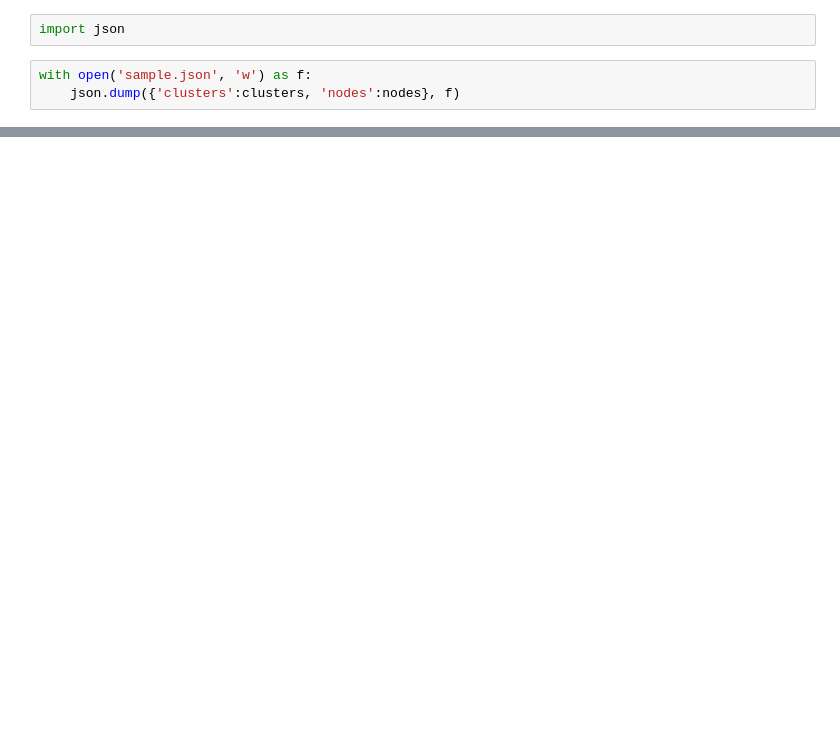
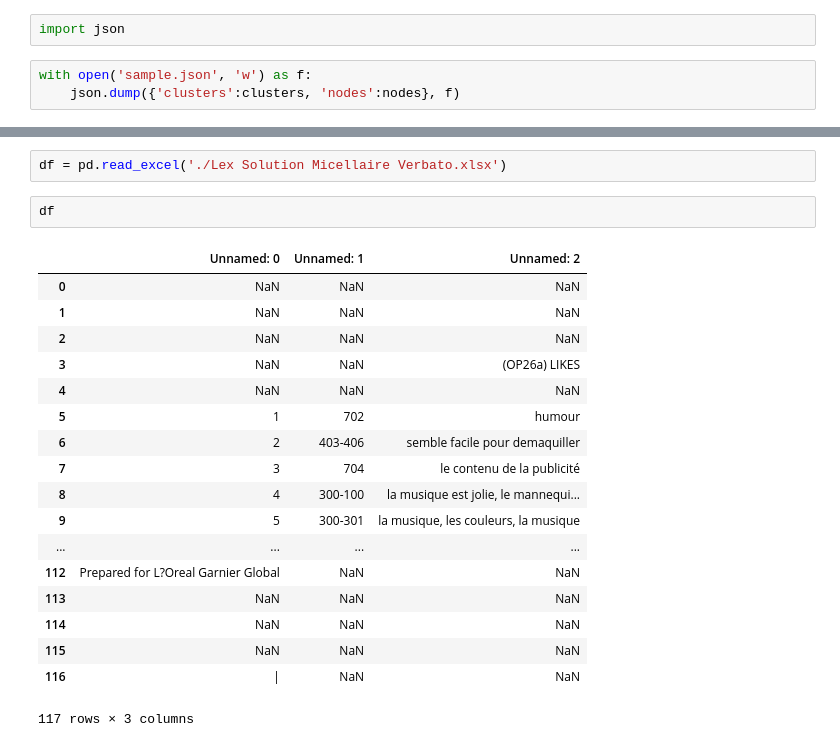
Before and after one commit to yarnaid/cloud, a Jupyter notebook: static/data/Untitled0.ipynb, the cells around one changed output, grey strips where cells are left out. Saved outputs shown, nothing was run; the diff lists cells and outputs as text; blank space fills up the shorter version.

```diff
--- a/static/data/Untitled0.ipynb
+++ b/static/data/Untitled0.ipynb
@@ -77,0 +84,23 @@ with open('sample.json', 'w') as f:
+# %%
+df = pd.read_excel('./Lex Solution Micellaire Verbato.xlsx')
+# %%
+df
+# %% [output]
+|  | Unnamed: 0 | Unnamed: 1 | Unnamed: 2 |
+| 0 | NaN | NaN | NaN |
+| 1 | NaN | NaN | NaN |
+| 2 | NaN | NaN | NaN |
+| 3 | NaN | NaN | (OP26a) LIKES |
+| 4 | NaN | NaN | NaN |
+| 5 | 1 | 702 | humour |
+| 6 | 2 | 403-406 | semble facile pour demaquiller |
+| 7 | 3 | 704 | le contenu de la publicité |
+| 8 | 4 | 300-100 | la musique est jolie, le mannequi... |
+| 9 | 5 | 300-301 | la musique, les couleurs, la musique |
+| ... | ... | ... | ... |
+| 112 | Prepared for L?Oreal Garnier Global | NaN | NaN |
+| 113 | NaN | NaN | NaN |
+| 114 | NaN | NaN | NaN |
+| 115 | NaN | NaN | NaN |
+| 116 | | | NaN | NaN |
+117 rows × 3 columns
```
Also changed, not shown: parts of 8 cells of this notebook, 6 other files.
